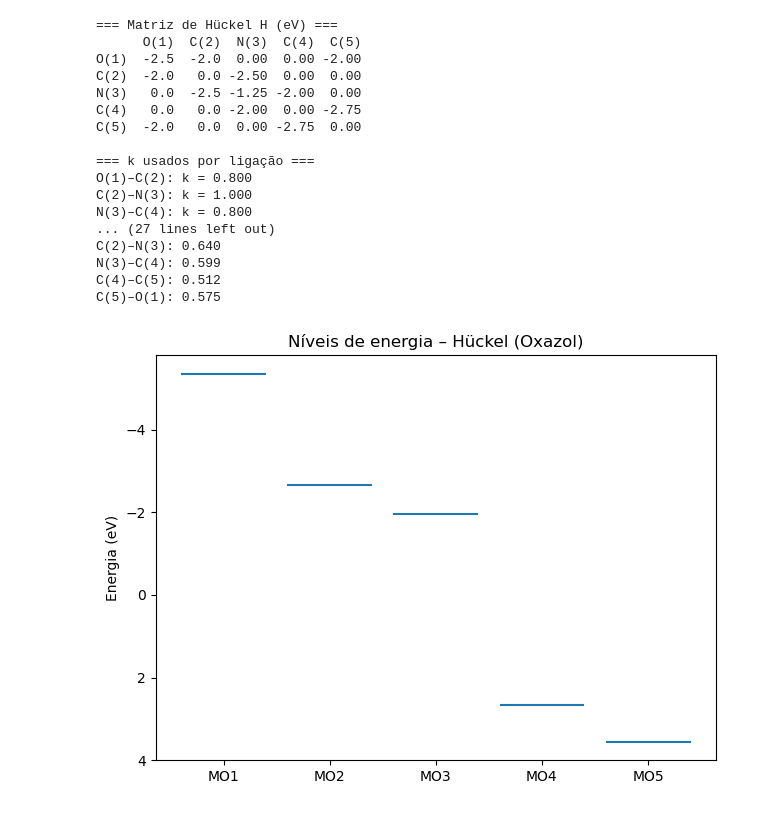
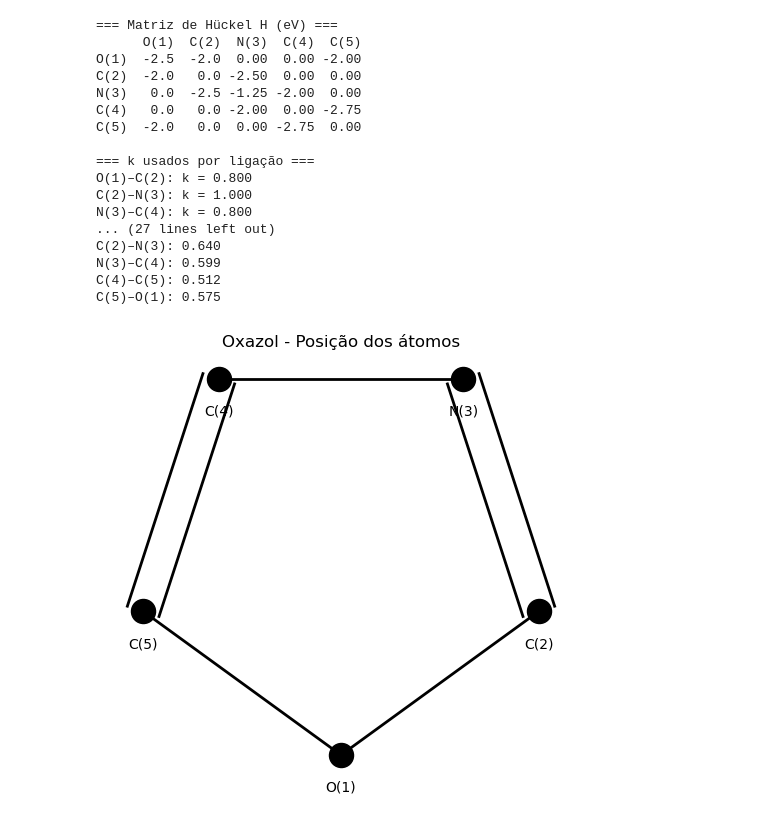
Before and after one commit to KaiqueFalcao/AV8, a Jupyter notebook: AV8.ipynb, the cells around one changed output. Cells and saved outputs as stored; diff of their text form; code cells hidden in the pictures.

```diff
--- a/AV8.ipynb
+++ b/AV8.ipynb
@@ -22,7 +22,7 @@ k_aromatic = {
 }
 
 # -------------------------
-# 2) Molécula
+# 2) Molécula (ordem desejada)
 # -------------------------
 atoms  = ["O_furano", "C", "N_piridina", "C", "C"]
 labels = ["O(1)", "C(2)", "N(3)", "C(4)", "C(5)"]
@@ -36,11 +36,18 @@ bonds = [
 ]
 
 # -------------------------
+# 2b) Coordenadas 2D
+# -------------------------
+r = 1.0
+angles_deg = -90 + np.arange(5) * 72.0
+angles = np.deg2rad(angles_deg)
+coords = np.column_stack((r * np.cos(angles), r * np.sin(angles)))
+
+# -------------------------
 # 3) Matriz de Hückel
 # -------------------------
 n = len(atoms)
 H = np.zeros((n, n))
-
 for i, ax in enumerate(atoms):
     H[i, i] = alphaC + h[ax] * beta0
 
@@ -82,7 +89,7 @@ for i, j, btype in bonds:
 evals, evecs = np.linalg.eigh(H)
 
 # -------------------------
-# 5) Preenchimento eletrônico (5 elétrons π)
+# 5) Preenchimento eletrônico
 # -------------------------
 nelec = 5
 full_occ = nelec // 2
@@ -93,17 +100,19 @@ occ_e[:full_occ] = 2.0
 if half_occ:
     occ_e[full_occ] = 1.0
 
-# Populações
+occupied_idx = np.where(occ_e > 0)[0]
+unoccupied_idx = np.where(occ_e == 0)[0]
+HOMO_idx = occupied_idx.max()
+LUMO_idx = unoccupied_idx.min()
+
+# Populações e ordens
 populations = np.sum((evecs**2) * occ_e, axis=1)
-PET_total = np.sum(populations)
-
-# Ordens de ligação π
 P = np.zeros((n, n))
 for a in range(n):
     P += occ_e[a] * np.outer(evecs[:, a], evecs[:, a])
 
 # -------------------------
-# 6) Impressão de resultados
+# 6) Impressão
 # -------------------------
 print("=== Matriz de Hückel H (eV) ===")
 print(pd.DataFrame(H, index=labels, columns=labels))
@@ -114,7 +123,8 @@ for (i,j), kij in k_used.items():
 
 print("\n=== Energias (eV) ===")
 for m, E in enumerate(evals, 1):
-    tag = " (HOMO)" if m == full_occ else (" (LUMO)" if m == full_occ+1 else "")
+    idx = m-1
+    tag = " (HOMO)" if idx == HOMO_idx else (" (LUMO)" if idx == LUMO_idx else "")
     print(f"MO{m}: {E:.6f}{tag}")
 
 print("\n=== Orbitais Moleculares (combinação linear) ===")
@@ -125,52 +135,90 @@ for m in range(n):
 print("\n=== Populações eletrônicas π ===")
 for lbl, Ni in zip(labels, populations):
     print(f"{lbl}: {Ni:.3f}")
-print(f"Soma dos PETs: {PET_total:.3f}")
+print(f"Soma dos PETs: {populations.sum():.3f}")
 
 print("\n=== Ordens de ligação π ===")
 for i, j, _ in bonds:
     print(f"{labels[i]}–{labels[j]}: {P[i,j]:.3f}")
 
 # -------------------------
-# 7) Plots
+# 7) Funções de desenho da molécula (apenas este plot em preto)
 # -------------------------
-# Níveis de energia
+def draw_bond(ax, p1, p2, btype, linewidth=2.0, double_offset=0.08):
+    x1, y1 = p1
+    x2, y2 = p2
+    dx = x2 - x1
+    dy = y2 - y1
+    length = np.hypot(dx, dy)
+    if length == 0:
+        return
+    perp = np.array([-dy, dx]) / length
+    if btype == "double":
+        off = perp * double_offset
+        ax.plot([x1+off[0], x2+off[0]], [y1+off[1], y2+off[1]], linewidth=linewidth, color='k')
+        ax.plot([x1-off[0], x2-off[0]], [y1-off[1], y2-off[1]], linewidth=linewidth, color='k')
+    else:
+        ax.plot([x1, x2], [y1, y2], linewidth=linewidth, color='k')
+
+# -------------------------
+# 8) Plot da molécula (somente este quadro é preto)
+# -------------------------
+fig, ax = plt.subplots(figsize=(5,5))
+for i, j, btype in bonds:
+    draw_bond(ax, coords[i], coords[j], btype)
+
+for i, (x, y) in enumerate(coords):
+    ax.scatter(x, y, s=300, facecolors='k', edgecolors='k', zorder=5)
+    ax.text(x, y-0.12, labels[i], ha="center", va="top", fontsize=10, zorder=6, color='k')
+
+ax.set_aspect('equal')
+ax.axis('off')
+plt.tight_layout()
+plt.title(f"Oxazol - Posição dos átomos")
+plt.show()
+
+
+# restaura o estilo padrão do matplotlib antes dos próximos gráficos
+plt.rcdefaults()
+
+# -------------------------
+# 9) Plots de energia e MOs (estilo padrão)
+# -------------------------
 plt.figure()
 x = np.arange(1, n+1)
-plt.hlines(evals, x-0.4, x+0.4)
+plt.hlines(evals, x-0.4, x+0.4)   # sem cor forçada -> uso do padrão
 plt.xticks(x, [f"MO{j}" for j in range(1, n+1)])
 plt.ylabel("Energia (eV)")
 plt.title("Níveis de energia – Hückel (Oxazol)")
 plt.gca().invert_yaxis()
 plt.tight_layout()
 plt.show()
 
-# Plots dos 5 MOs
 for mo_index in range(n):
     coeffs = evecs[:, mo_index]
     plt.figure()
-    plt.bar(labels, coeffs)
+    plt.bar(labels, coeffs)   # usa cores padrão (não preto forçado)
     plt.ylabel("Coeficiente c_i")
     plt.title(f"MO{mo_index+1} – Combinação linear dos OA")
     plt.axhline(0, color='black', linewidth=0.8)
     plt.tight_layout()
     plt.show()
 # %% [output]
 === Matriz de Hückel H (eV) ===
       O(1)  C(2)  N(3)  C(4)  C(5)
 O(1)  -2.5  -2.0  0.00  0.00 -2.00
 C(2)  -2.0   0.0 -2.50  0.00  0.00
 N(3)   0.0  -2.5 -1.25 -2.00  0.00
 C(4)   0.0   0.0 -2.00  0.00 -2.75
 C(5)  -2.0   0.0  0.00 -2.75  0.00
 
 === k usados por ligação ===
 O(1)–C(2): k = 0.800
 C(2)–N(3): k = 1.000
 N(3)–C(4): k = 0.800
 ... (27 lines left out)
 C(2)–N(3): 0.640
 N(3)–C(4): 0.599
 C(4)–C(5): 0.512
 C(5)–O(1): 0.575
-[figure, old version]
+[figure, new version]
```
Also changed, not shown: parts of 1 cell of this notebook.
